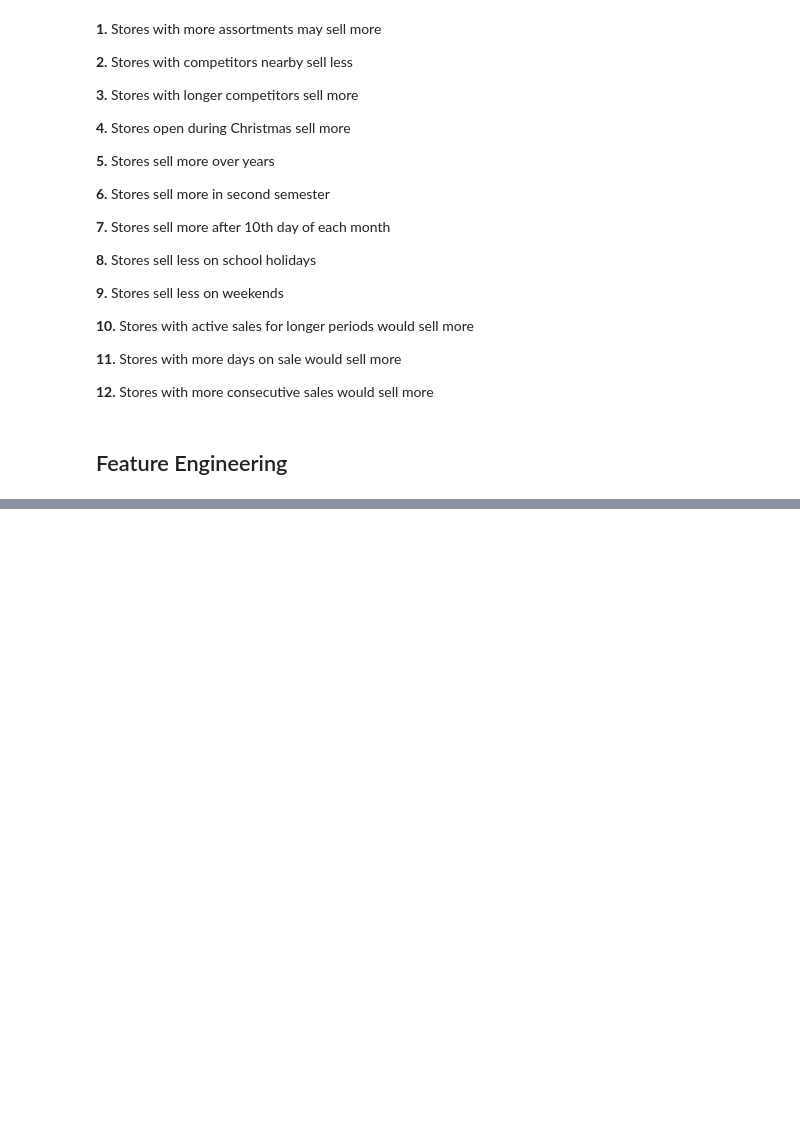
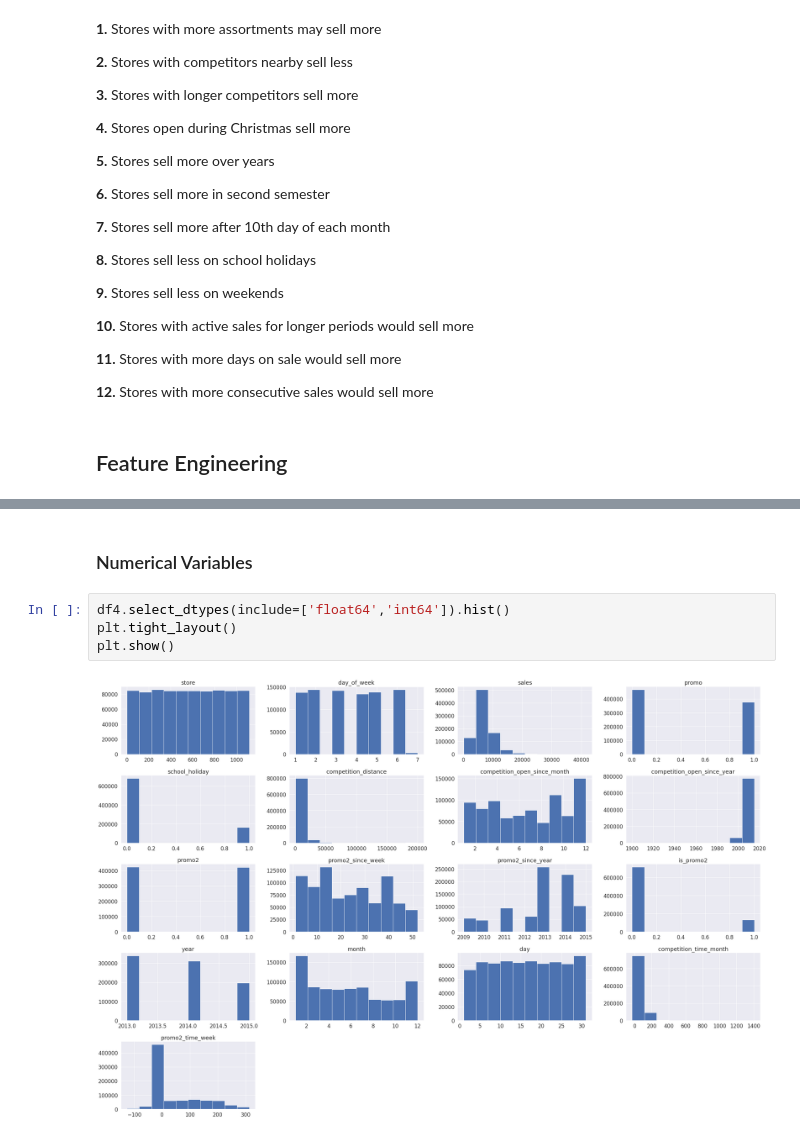
Before and after one commit to danillobarroscordeiro/rossman_sales, a Jupyter notebook: Untitled.ipynb, the cells around one changed output, grey strips where cells are left out. Cells and saved outputs as stored; diff of their text form; blank space fills up the shorter version.

```diff
--- a/Untitled.ipynb
+++ b/Untitled.ipynb
@@ -279,0 +328,8 @@ df2['competition_time_month'] = ((df2['date'] - df2['competition_since'])/30).ap
+# %% [markdown]
+### Numerical Variables
+# %%
+df4.select_dtypes(include=['float64','int64']).hist()
+plt.tight_layout()
+plt.show()
+# %% [output]
+[figure, added]
```
Also changed, not shown: parts of 30 cells of this notebook.
